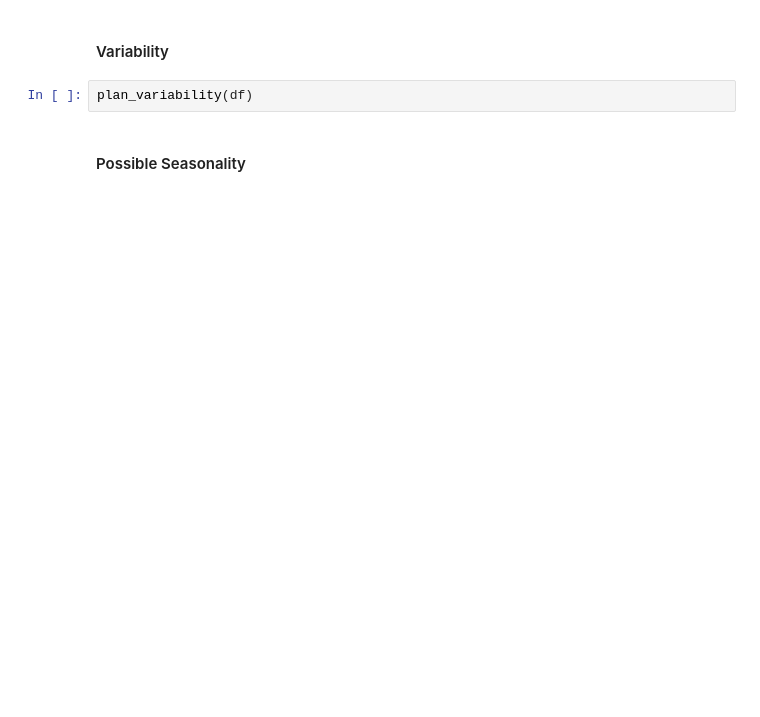
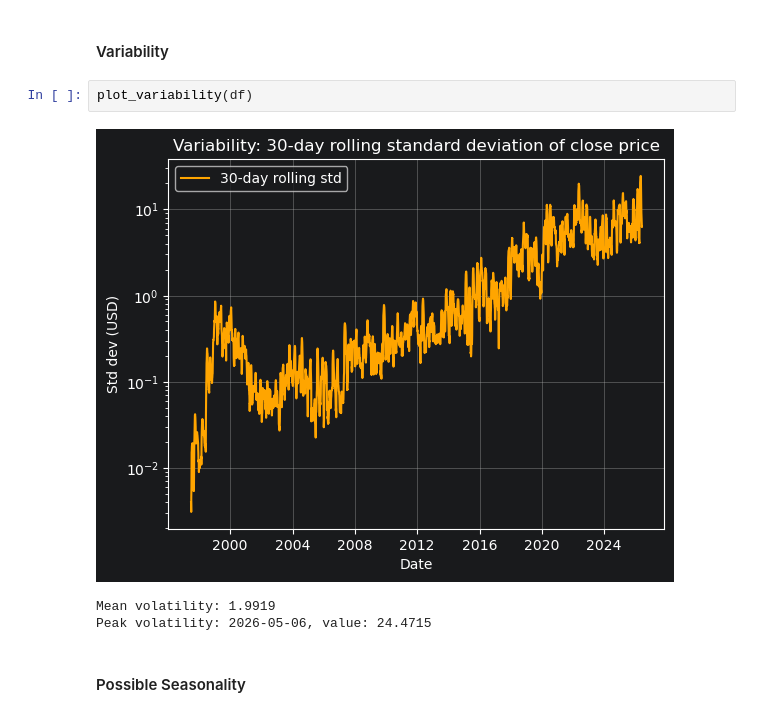
Before and after one commit to druidmentalized/MIWTutorials, a Jupyter notebook: Project5/recurrent_network.ipynb, the cells around one changed output. Cells and saved outputs as stored; diff of their text form; blank space fills up the shorter version.

```diff
--- a/Project5/recurrent_network.ipynb
+++ b/Project5/recurrent_network.ipynb
@@ -59,7 +71,11 @@ plan_trend(df)
 # %% [markdown]
 #### Variability
 # %%
-plan_variability(df)
+plot_variability(df)
+# %% [output]
+[figure, added]
+Mean volatility: 1.9919
+Peak volatility: 2026-05-06, value: 24.4715
 # %% [markdown]
 #### Possible Seasonality
 # %%
```
Also changed, not shown: parts of 23 cells of this notebook, 2 other files.
